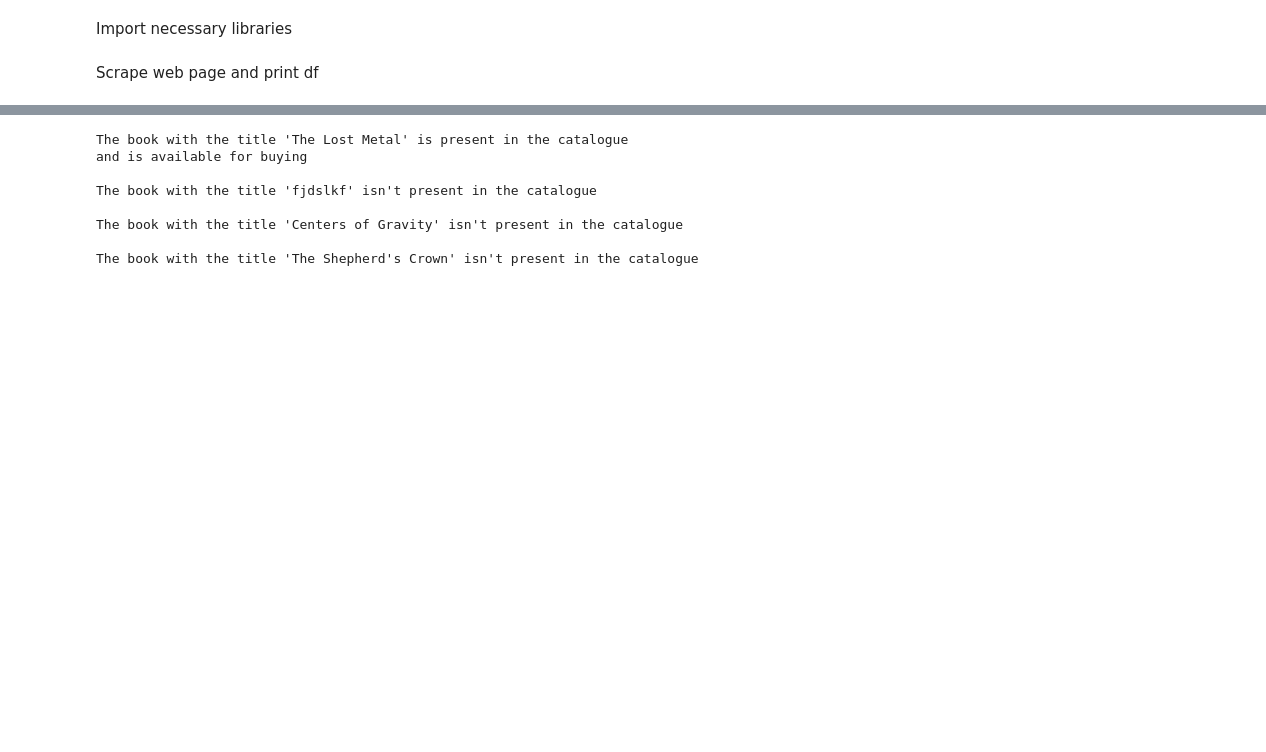
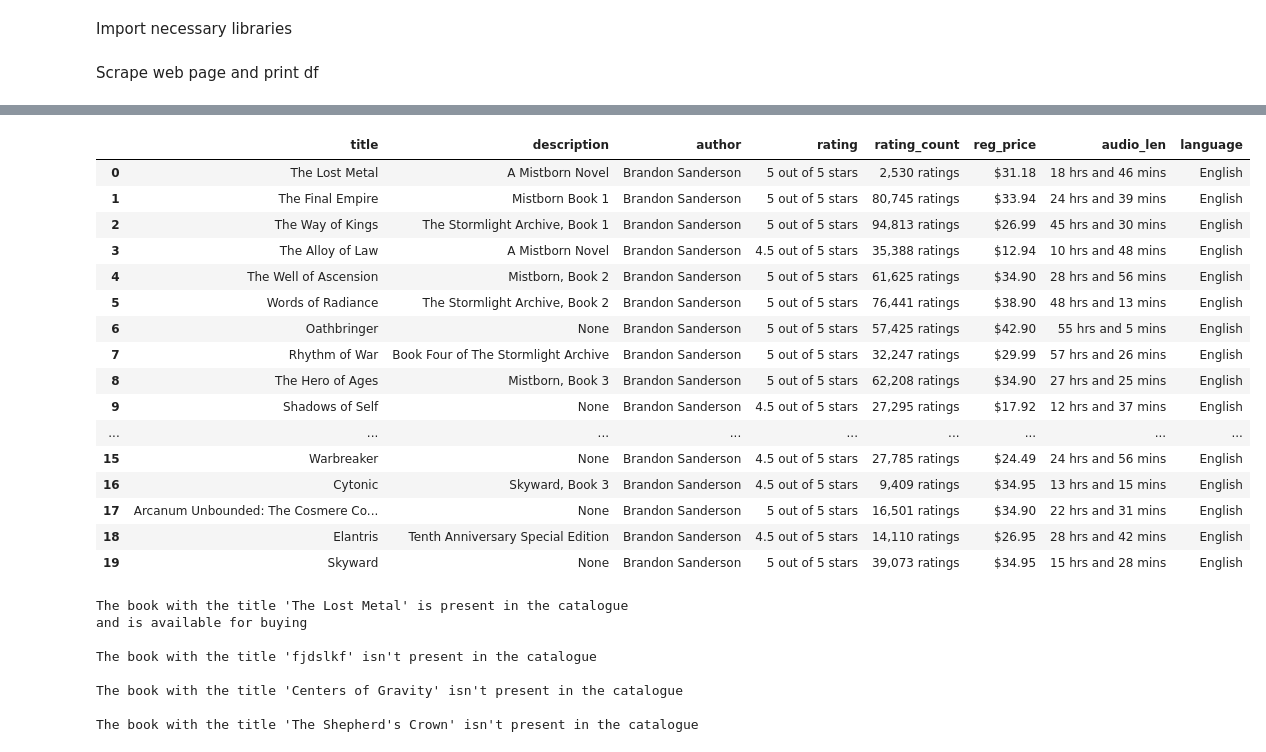
Before and after one commit to Igor-Sikorsky-IST-Hub/SDT_2022, a Jupyter notebook: IA-01/Antoniuk_Stepan/src/scraper.ipynb, the cells around one changed output, grey strips where cells are left out. Cells and saved outputs as stored; diff of their text form; code cells hidden in the pictures; blank space fills up the shorter version.

```diff
--- a/IA-01/Antoniuk_Stepan/src/scraper.ipynb
+++ b/IA-01/Antoniuk_Stepan/src/scraper.ipynb
@@ -28,3 +29,23 @@ df.head()
+# %%
+df
+# %% [output]
+|  | title | description | author | rating | rating_count | reg_price | audio_len | language |
+| 0 | The Lost Metal | A Mistborn Novel | Brandon Sanderson | 5 out of 5 stars | 2,530 ratings | $31.18 | 18 hrs and 46 mins | English |
+| 1 | The Final Empire | Mistborn Book 1 | Brandon Sanderson | 5 out of 5 stars | 80,745 ratings | $33.94 | 24 hrs and 39 mins | English |
+| 2 | The Way of Kings | The Stormlight Archive, Book 1 | Brandon Sanderson | 5 out of 5 stars | 94,813 ratings | $26.99 | 45 hrs and 30 mins | English |
+| 3 | The Alloy of Law | A Mistborn Novel | Brandon Sanderson | 4.5 out of 5 stars | 35,388 ratings | $12.94 | 10 hrs and 48 mins | English |
+| 4 | The Well of Ascension | Mistborn, Book 2 | Brandon Sanderson | 5 out of 5 stars | 61,625 ratings | $34.90 | 28 hrs and 56 mins | English |
+| 5 | Words of Radiance | The Stormlight Archive, Book 2 | Brandon Sanderson | 5 out of 5 stars | 76,441 ratings | $38.90 | 48 hrs and 13 mins | English |
+| 6 | Oathbringer | None | Brandon Sanderson | 5 out of 5 stars | 57,425 ratings | $42.90 | 55 hrs and 5 mins | English |
+| 7 | Rhythm of War | Book Four of The Stormlight Archive | Brandon Sanderson | 5 out of 5 stars | 32,247 ratings | $29.99 | 57 hrs and 26 mins | English |
+| 8 | The Hero of Ages | Mistborn, Book 3 | Brandon Sanderson | 5 out of 5 stars | 62,208 ratings | $34.90 | 27 hrs and 25 mins | English |
+| 9 | Shadows of Self | None | Brandon Sanderson | 4.5 out of 5 stars | 27,295 ratings | $17.92 | 12 hrs and 37 mins | English |
+| ... | ... | ... | ... | ... | ... | ... | ... | ... |
+| 15 | Warbreaker | None | Brandon Sanderson | 4.5 out of 5 stars | 27,785 ratings | $24.49 | 24 hrs and 56 mins | English |
+| 16 | Cytonic | Skyward, Book 3 | Brandon Sanderson | 4.5 out of 5 stars | 9,409 ratings | $34.95 | 13 hrs and 15 mins | English |
+| 17 | Arcanum Unbounded: The Cosmere Co... | None | Brandon Sanderson | 5 out of 5 stars | 16,501 ratings | $34.90 | 22 hrs and 31 mins | English |
+| 18 | Elantris | Tenth Anniversary Special Edition | Brandon Sanderson | 4.5 out of 5 stars | 14,110 ratings | $26.95 | 28 hrs and 42 mins | English |
+| 19 | Skyward | None | Brandon Sanderson | 5 out of 5 stars | 39,073 ratings | $34.95 | 15 hrs and 28 mins | English |
 # %%
 from uncategorized import check_book_availability
 
```
Also changed, not shown: parts of 4 cells of this notebook, 2 other files.
